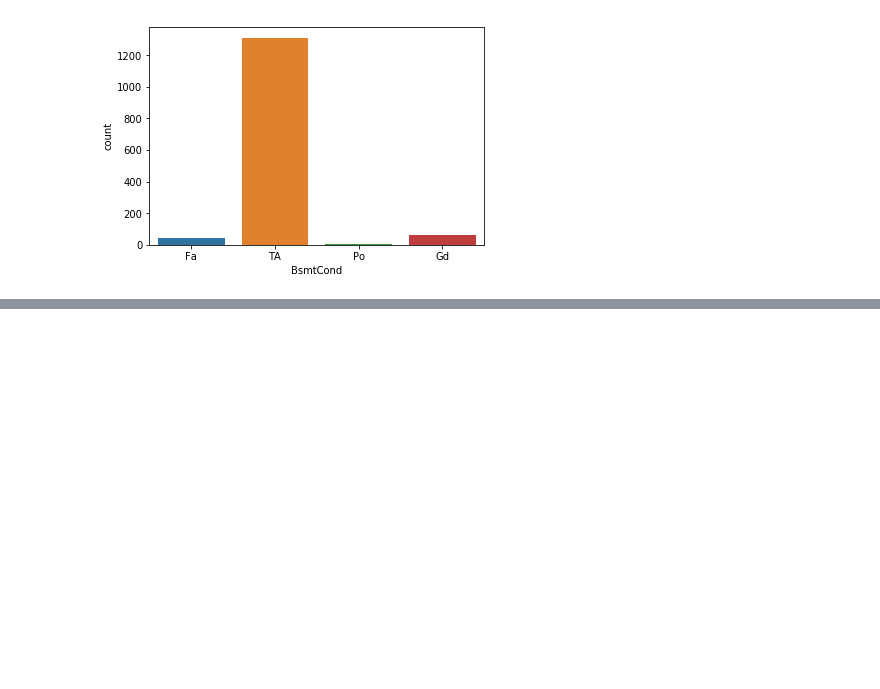
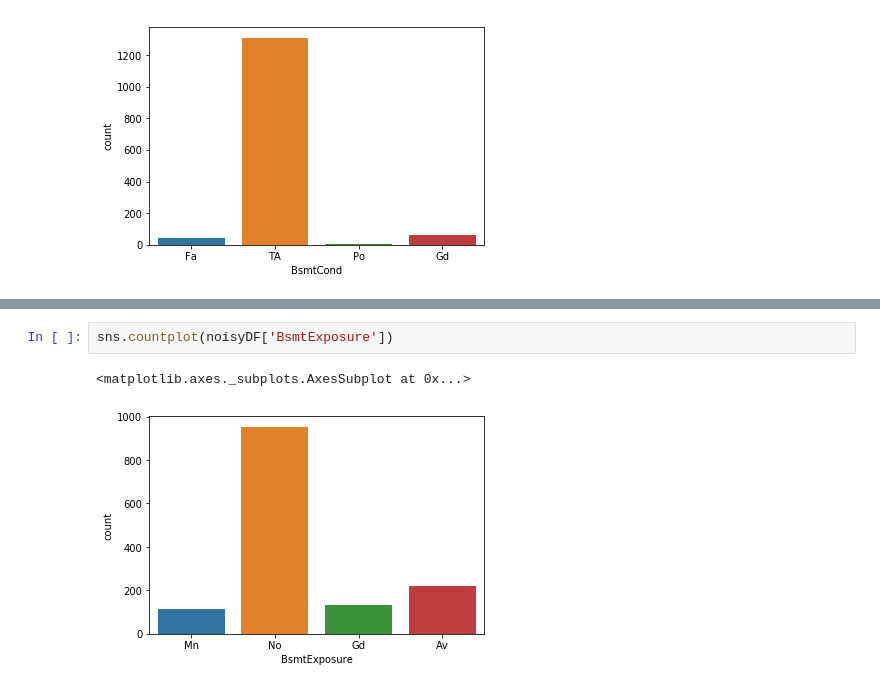
Before and after one commit to rohitgang/HousingPrice_Prediction, a Jupyter notebook: Housing_Analysis.ipynb, the cells around one changed output, grey strips where cells are left out. Drawn from its saved outputs; the diff is of its cells as text; blank space fills up the shorter version.

```diff
--- a/Housing_Analysis.ipynb
+++ b/Housing_Analysis.ipynb
@@ -324,0 +366,5 @@ TypeError: must be real number, not str
+# %%
+sns.countplot(noisyDF['BsmtExposure'])
+# %% [output]
+<matplotlib.axes._subplots.AxesSubplot at 0x...>
+[figure, added]
```
Also changed, not shown: parts of 43 cells of this notebook.
